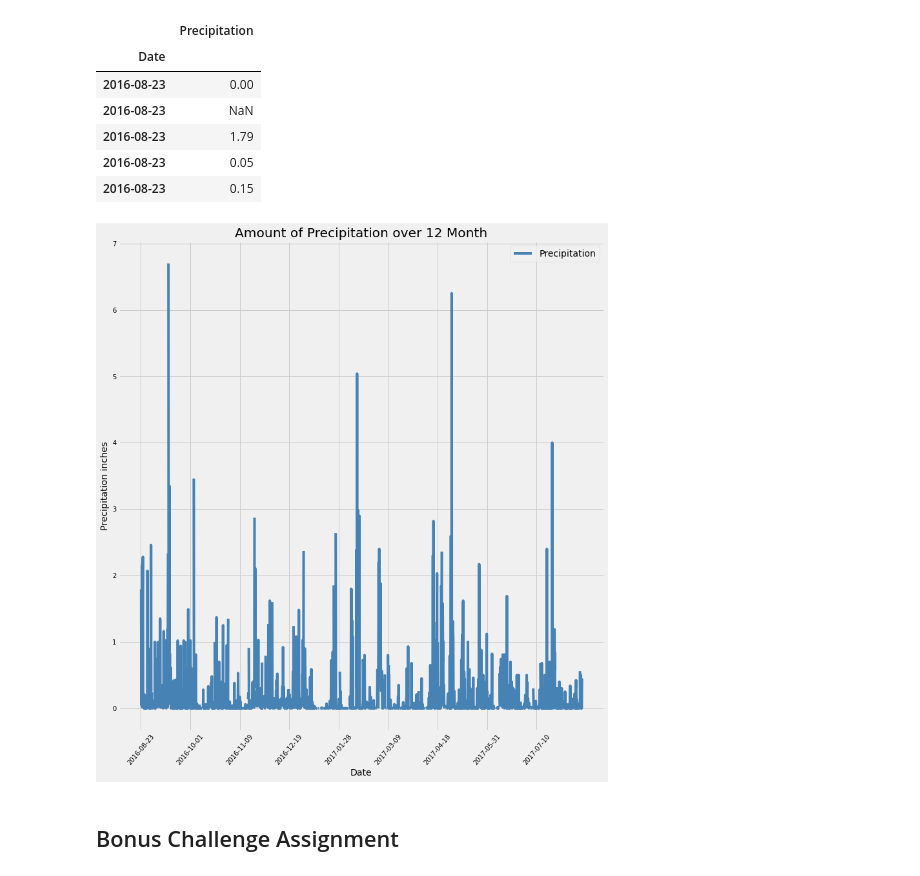
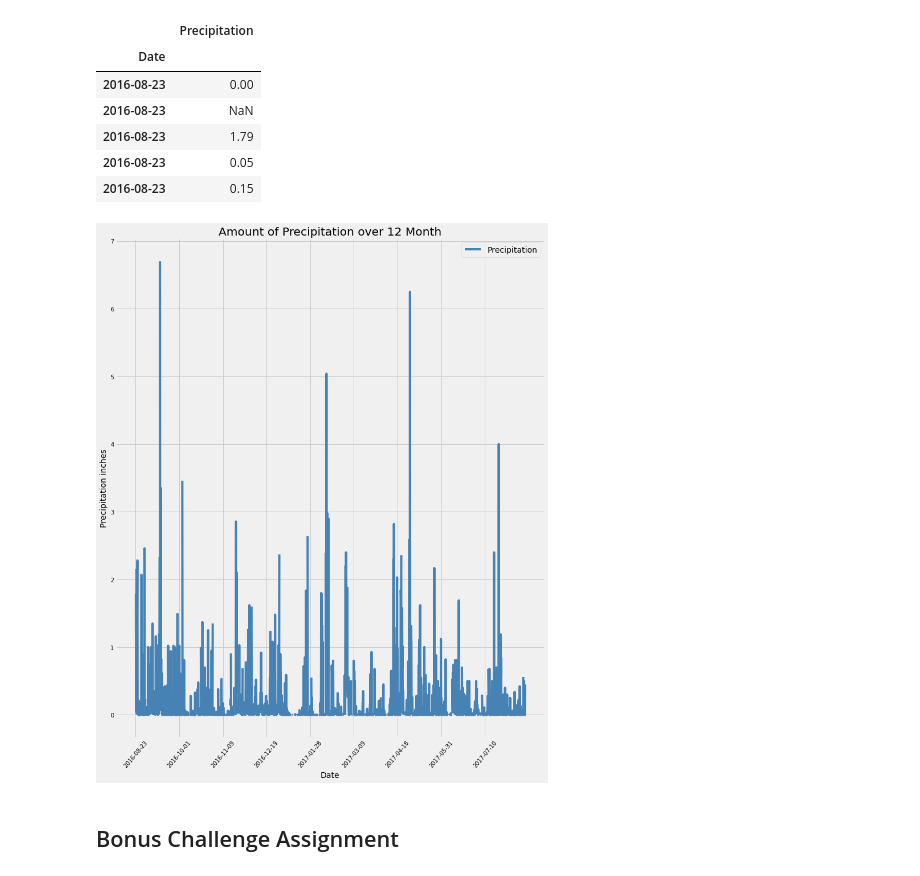
Before and after one commit to Chahnaz-Kbaisi/SQLAlchemy-Challenge, a Jupyter notebook: climate_starter.ipynb, the cells around one changed output. Cells and saved outputs as stored; diff of their text form; code cells hidden in the pictures.

Commit message:
Plot 1 generated

```diff
--- a/climate_starter.ipynb
+++ b/climate_starter.ipynb
@@ -166,27 +166,27 @@ prec_date_df.head()
 # plt.savefig("Images/precipitation_data1.png")
 # %%
 # Using Pandas Plotting with Matplotlib to plot the data
-prec_date_df.plot(use_index=False, rot=50, figsize=(12,13), fontsize=10, color="steelblue")
+prec_date_df.plot(use_index=False, rot=50, figsize=(12,15), fontsize=10, color="steelblue")
 #  Create list of all dates
 data_date = prec_date_df.index
 # # Create list of indexes of all dates
 list_date_index = [*range(len(data_date))]
 # # Indicate the xtick positions > plt.xticks( np.arange( min(x-axis), max(x-axis)+1, frequency) )
 positions = np.arange(min(list_date_index), max(list_date_index)+1, 250)
 # # Create empty list of dates to plot
 labels = []
 # # For loop to add dates to labels list
 for i in positions:
    labels.append(data_date[i])
 # # Use this code for adjust the xticks
 plt.xticks(positions, labels)
 plt.ylabel("Precipitation inches", fontsize=14)
 plt.xlabel("Date", fontsize=14)
 plt.legend(["Precipitation"],loc="best")
 plt.title("Amount of Precipitation over 12 Month")
 plt.savefig("Images/precipitation_data.png")
 # %% [output]
-[figure, old version]
+[figure, new version]
 # %%
 # Use Pandas to calcualte the summary statistics for the precipitation data
 # %%
```
Also changed, not shown: 1 other file.
